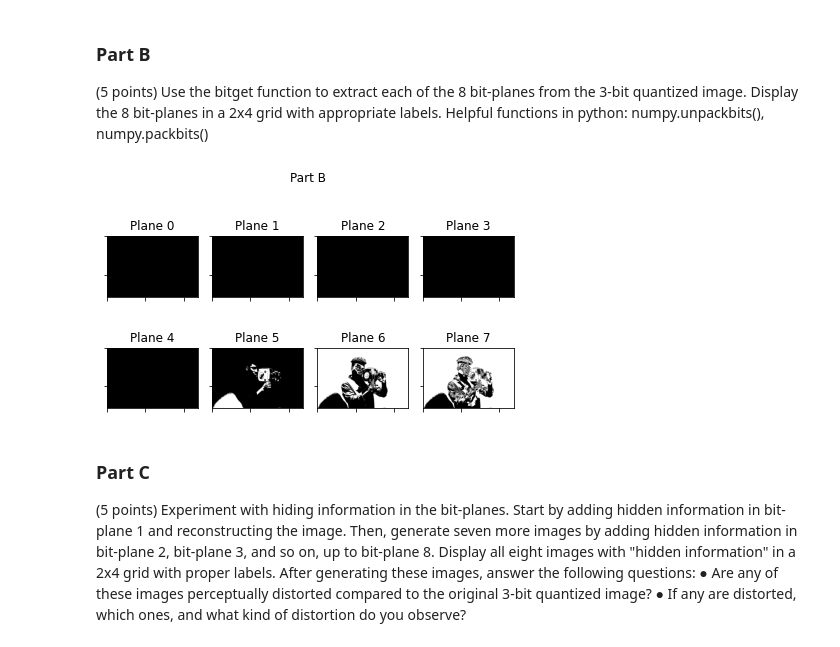
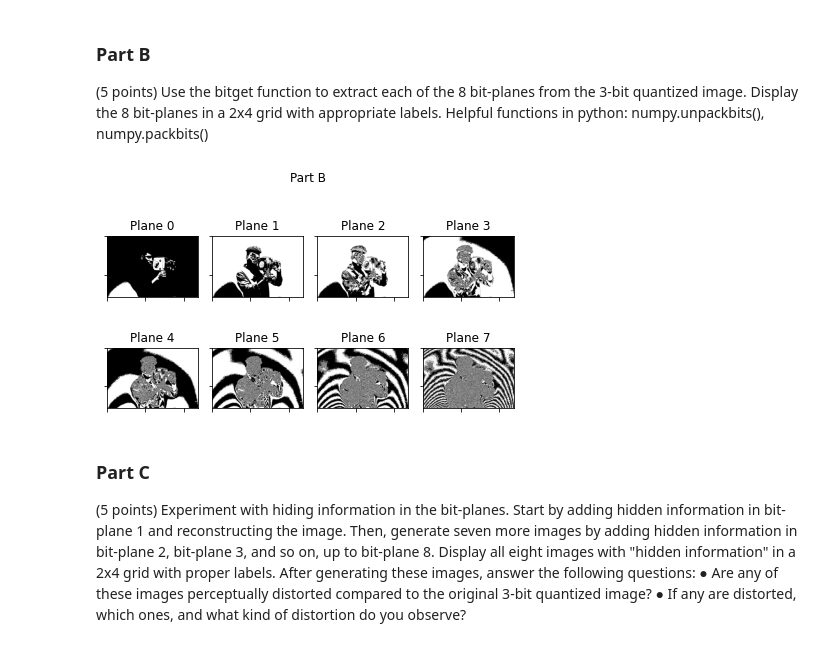
Before and after one commit to JacksonPaull/fa2023, a Jupyter notebook: Image Processing/Homework 1/hw1.ipynb, the cells around one changed output. Cells and saved outputs as stored; diff of their text form; code cells hidden in the pictures.

```diff
--- a/Image Processing/Homework 1/hw1.ipynb
+++ b/Image Processing/Homework 1/hw1.ipynb
@@ -637,18 +637,18 @@ functions in python: numpy.unpackbits(), numpy.packbits()
 # %%
 fig, axs = plt.subplots(2, 4)
 fig.suptitle('Part B')
 plt.setp(axs, yticklabels=[], xticklabels=[])
 
-d = np.unpackbits(q4_quant[:,:,:1], axis=-1)
+d = np.unpackbits(q4[:,:,:1], axis=-1)
 for i in range(8):
     plane = increase_depth(d[:,:,i], 3) * 255 # Binarize plane
     axs[i // 4, i % 4].set_title(f'Plane {i}')
     axs[i // 4, i % 4].imshow(plane)
 
 fig.tight_layout()
 plt.show()
 # %% [output]
-[figure, old version]
+[figure, new version]
 # %% [markdown]
 ### Part C
 
```
Also changed, not shown: parts of 1 cell of this notebook, 2 other files.
